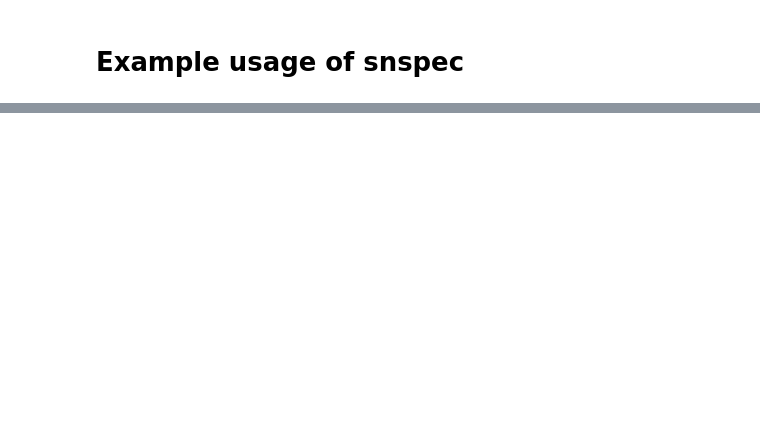
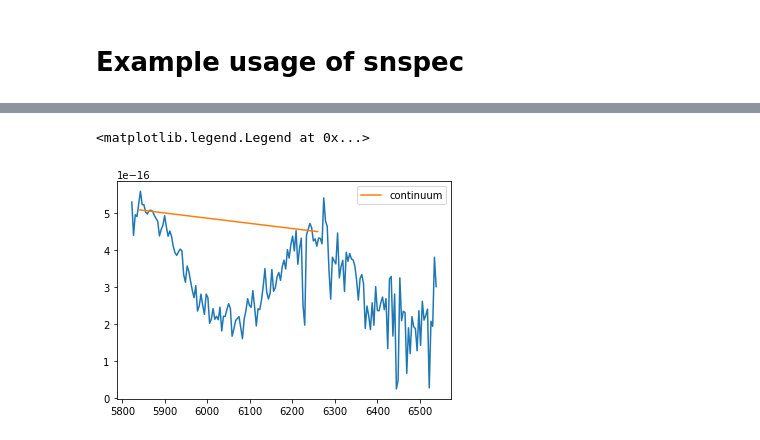
Before and after one commit to yang-jiawen/snspec, a Jupyter notebook: snspec/demo.ipynb, the cells around one changed output, grey strips where cells are left out. Cells and saved outputs as stored; diff of their text form; code cells hidden in the pictures; blank space fills up the shorter version.

```diff
--- a/snspec/demo.ipynb
+++ b/snspec/demo.ipynb
@@ -21,0 +51,12 @@ ax.legend()
+# %%
+wl,fl=demo_spec.wavelength, demo_spec.flux
+inds=(wl>5820)&(wl<6540)
+wl, fl = wl[inds],fl[inds]
+demo_line = snspec.line(wl,fl) # create a line class
+demo_line.find_continuum(min_range=[5820, 6000], max_range=[6200, 6540])
+plt.plot(demo_line.wavelength,demo_line.flux)
+plt.plot(*list(zip(demo_line.begin, demo_line.end)), label='continuum')
+plt.legend()
+# %% [output]
+<matplotlib.legend.Legend at 0x...>
+[figure, added]
```
Also changed, not shown: parts of 11 cells of this notebook, 1 other file.
